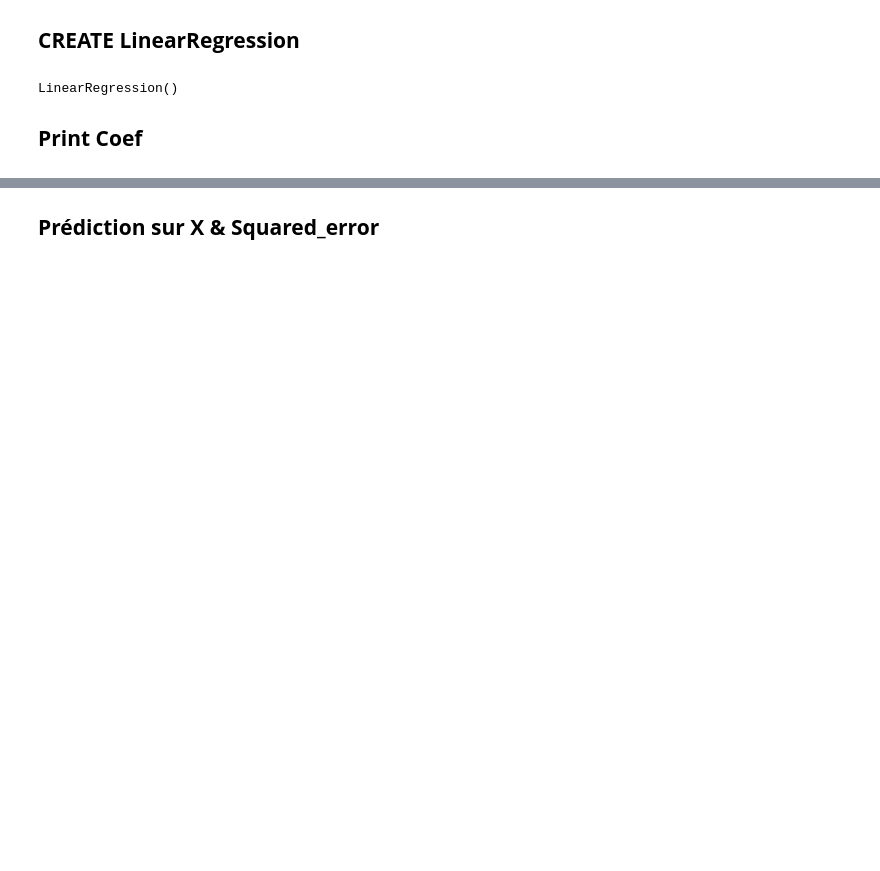
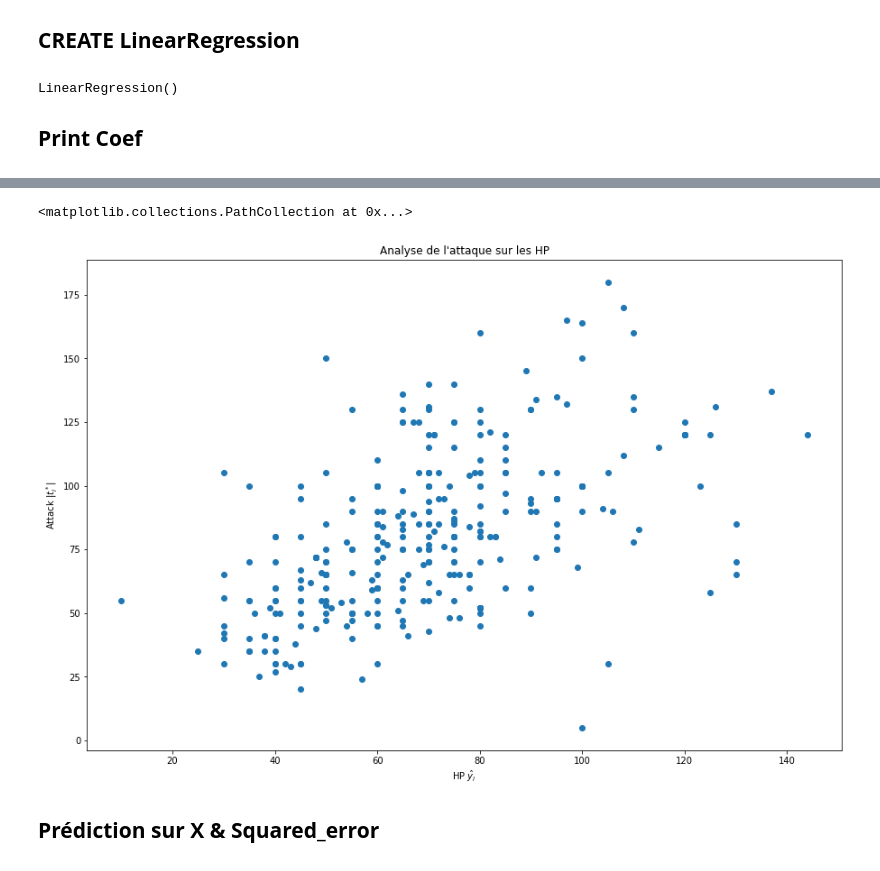
Before and after one commit to Hy-gon/Python_Hitema, a Jupyter notebook: MachineLearning/Algo_Exo.ipynb, the cells around one changed output, grey strips where cells are left out. Cells and saved outputs as stored; diff of their text form; code cells hidden in the pictures; blank space fills up the shorter version.

```diff
--- a/MachineLearning/Algo_Exo.ipynb
+++ b/MachineLearning/Algo_Exo.ipynb
@@ -119,3 +118,14 @@ Intercept :  [37.16605845]
+# %%
+plt.figure(figsize=(15, 10))
+
+plt.title("Analyse de l'attaque sur les HP")
+plt.xlabel("HP $\hat{y}_i$")
+plt.ylabel("Attack $|t_i^*|$")
+
+plt.scatter(X_test, Y_test)
+# %% [output]
+<matplotlib.collections.PathCollection at 0x...>
+[figure, added]
 # %% [markdown]
 <strong> <p style="font-size: 150%"> Prédiction sur X & Squared_error
 # %%
```
Also changed, not shown: parts of 10 cells of this notebook.
